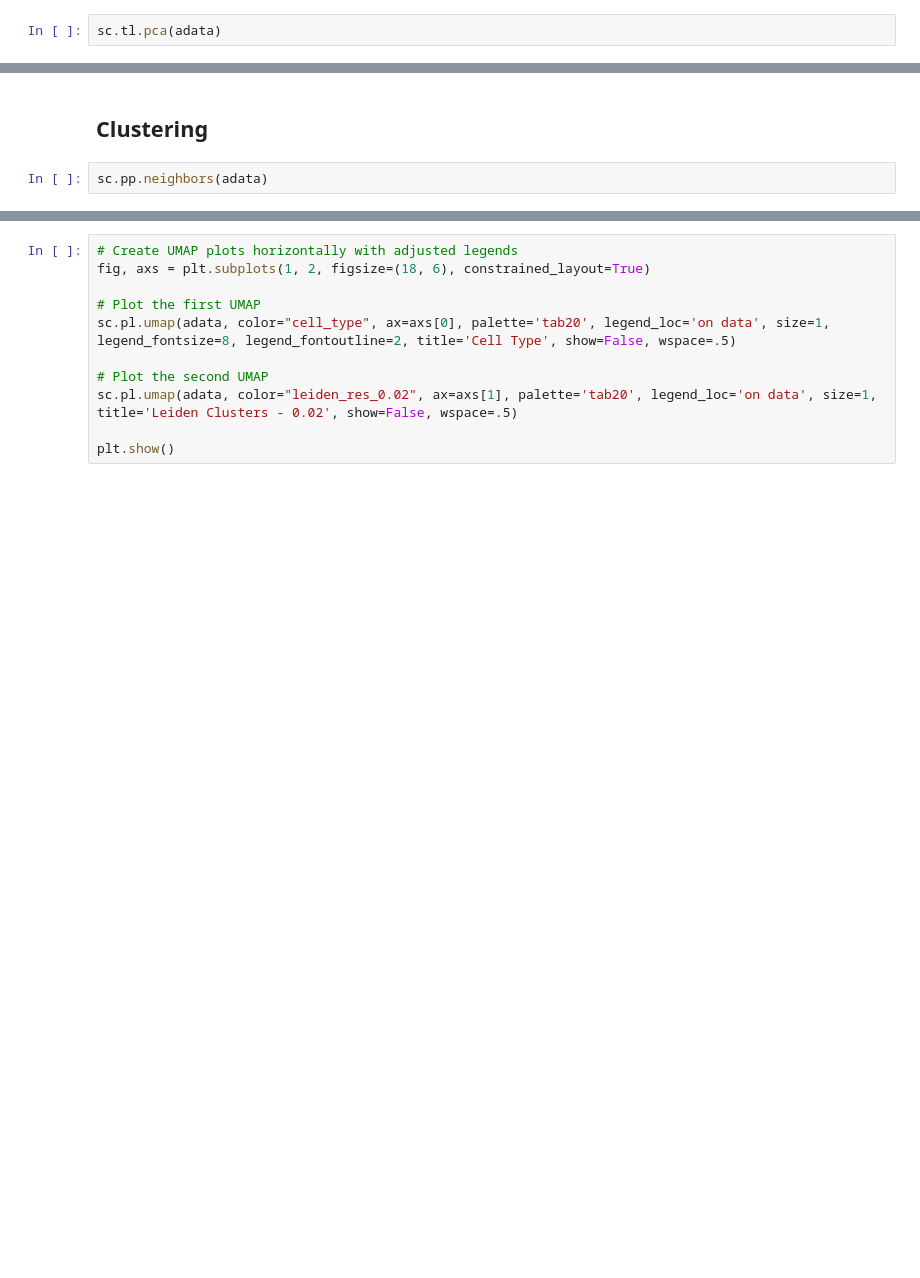
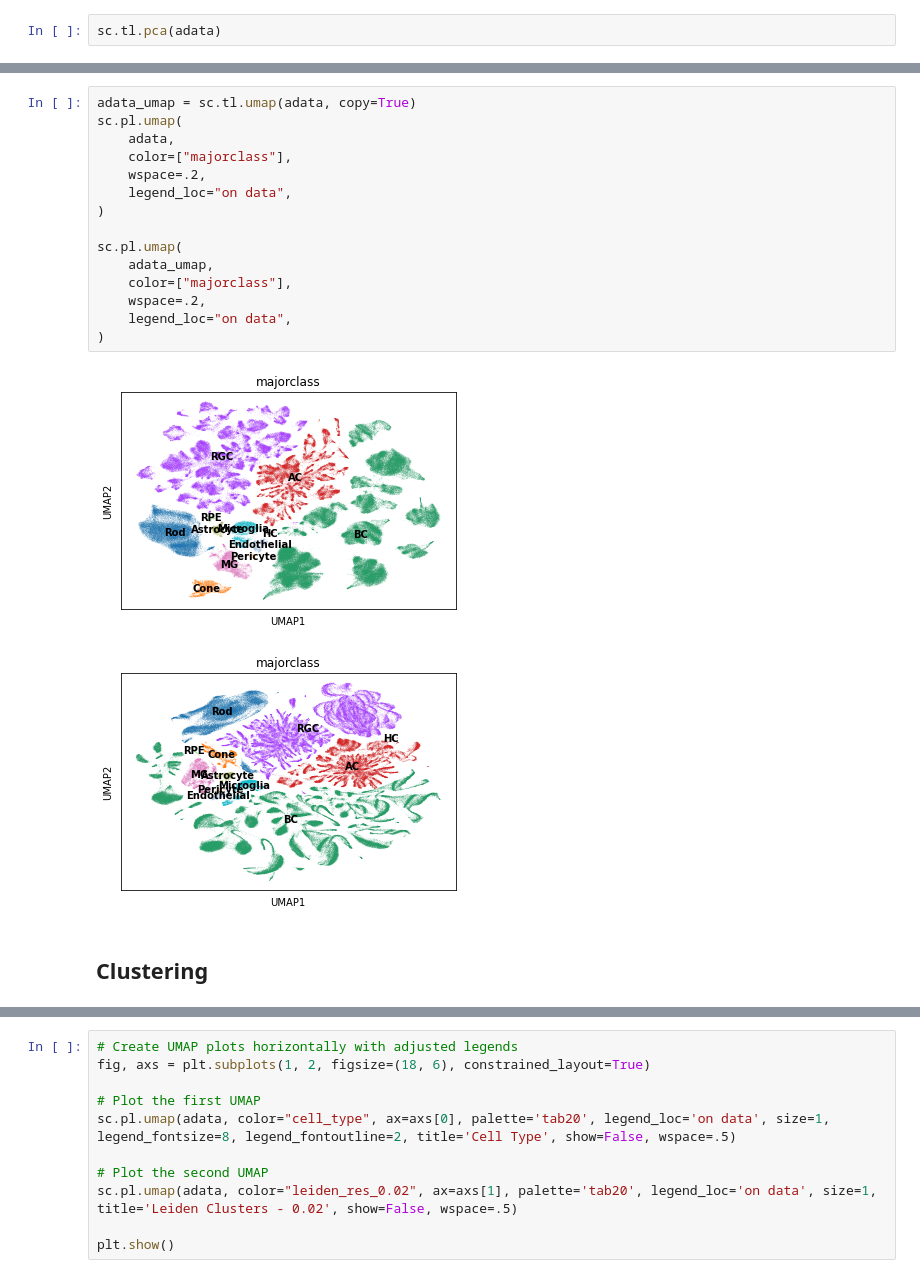
Before and after one commit to yuyanchenglab/CAMR2024, a Jupyter notebook: analysis.ipynb, the cells around one changed output, grey strips where cells are left out. Drawn from its saved outputs; the diff is of its cells as text; blank space fills up the shorter version.

```diff
--- a/analysis.ipynb
+++ b/analysis.ipynb
@@ -320,7 +365,23 @@ sc.pl.pca(
+# %%
+adata_umap = sc.tl.umap(adata, copy=True)
+sc.pl.umap(
+    adata,
+    color=["majorclass"],
+    wspace=.2,
+    legend_loc="on data",
+)
+
+sc.pl.umap(
+    adata_umap,
+    color=["majorclass"],
+    wspace=.2,
+    legend_loc="on data",
+)
+# %% [output]
+[figure, added]
+[figure, added]
 # %% [markdown]
 ## Clustering
-# %%
-sc.pp.neighbors(adata)
 # %%
 for res in [0.02, 0.5, 2.0]:
     sc.tl.leiden(
```
Also changed, not shown: parts of 21 cells of this notebook, 5 other files.
